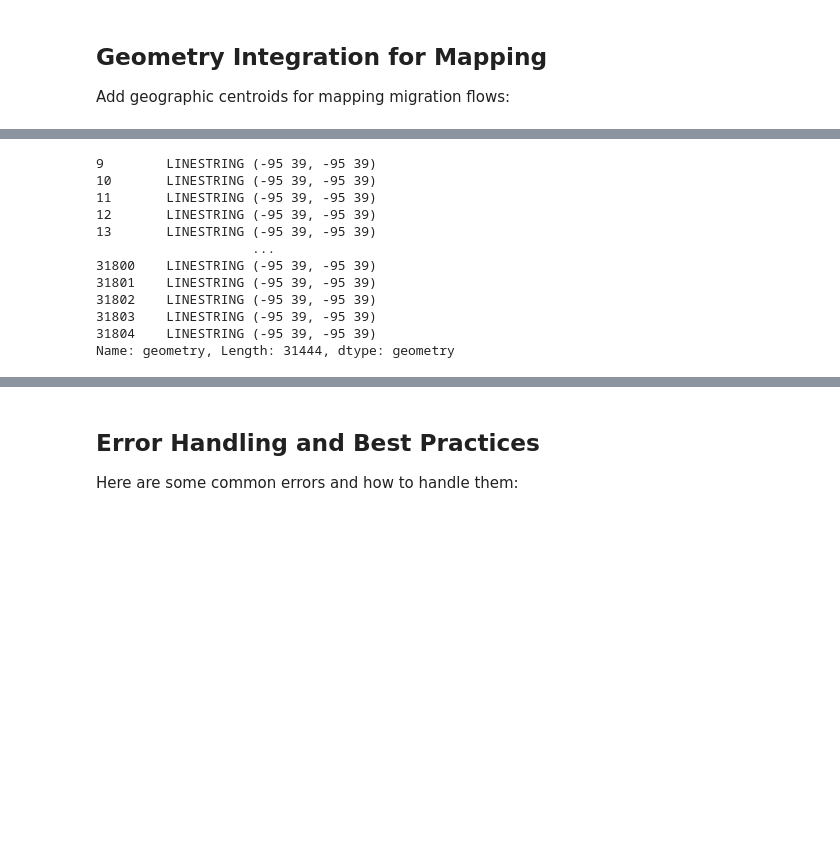
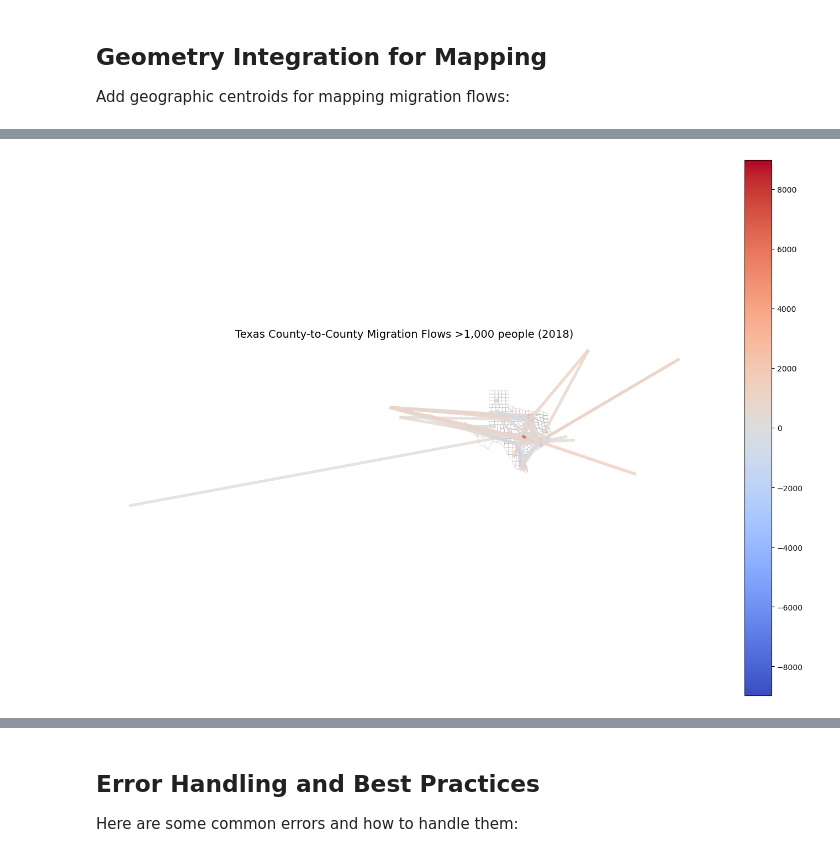
Before and after one commit to mmann1123/pytidycensus, a Jupyter notebook: examples/08_migration_flows_example.ipynb, the cells around one changed output, grey strips where cells are left out. Drawn from its saved outputs; the diff is of its cells as text; code cells hidden in the pictures; blank space fills up the shorter version.

```diff
--- a/examples/08_migration_flows_example.ipynb
+++ b/examples/08_migration_flows_example.ipynb
@@ -294,15 +292,58 @@ plt.show()
-# %%
-lines['geometry']
-# %% [output]
-9        LINESTRING (-95 39, -95 39)
-10       LINESTRING (-95 39, -95 39)
-11       LINESTRING (-95 39, -95 39)
-12       LINESTRING (-95 39, -95 39)
-13       LINESTRING (-95 39, -95 39)
-                    ...
-31800    LINESTRING (-95 39, -95 39)
-31801    LINESTRING (-95 39, -95 39)
-31802    LINESTRING (-95 39, -95 39)
-31803    LINESTRING (-95 39, -95 39)
-31804    LINESTRING (-95 39, -95 39)
-Name: geometry, Length: 31444, dtype: geometry
+# %%
+
+import pytidycensus as tc
+import geopandas as gpd
+import matplotlib.pyplot as plt
+from shapely.geometry import LineString
+import numpy as np
+
+# Get flows
+flows_geo = tc.get_flows(
+    geography="county",
+    state="TX",
+    year=2018,
+    geometry=True,
+    output="wide"
+)
+
+# Get Texas county boundaries for context
+tx_counties = tc.get_geography("county", state="TX", year=2018)
+
+# Create flow lines
+lines = flows_geo.copy()
+lines = lines.dropna(subset=['centroid1', 'centroid2'])
+lines['geometry'] = lines.apply(lambda r: LineString([r['centroid1'], r['centroid2']]), axis=1)
+lines = gpd.GeoDataFrame(lines, geometry='geometry', crs=flows_geo.crs)
+
+# Filter significant flows
+significant_flows = lines[lines['MOVEDIN'] > 1000].copy()
+
+# Calculate line widths
+min_w, max_w = 0.5, 5.0
+vals = np.log1p(significant_flows['MOVEDIN'].astype(float))
+max_val = vals.max() if vals.max() > 0 else 1.0
+significant_flows['lw'] = np.interp(vals, [0, max_val], [min_w, max_w])
+
+# Plot
+fig, ax = plt.subplots(figsize=(14, 10))
+
+# County boundaries as background
+tx_counties.boundary.plot(ax=ax, linewidth=0.5, color='gray', alpha=0.3, zorder=1)
+
+# Flow lines
+significant_flows.plot(
+    ax=ax,
+    linewidth=significant_flows['lw'],
+    column='MOVEDNET',
+    cmap='coolwarm',
+    alpha=0.8,
+    legend=True,
+    zorder=2
+)
+
+ax.set_axis_off()
+plt.title('Texas County-to-County Migration Flows >1,000 people (2018)', fontsize=14)
+plt.tight_layout()
+plt.show()
+# %% [output]
+[figure, added]
```
Also changed, not shown: parts of 5 cells of this notebook, 1 other file.
